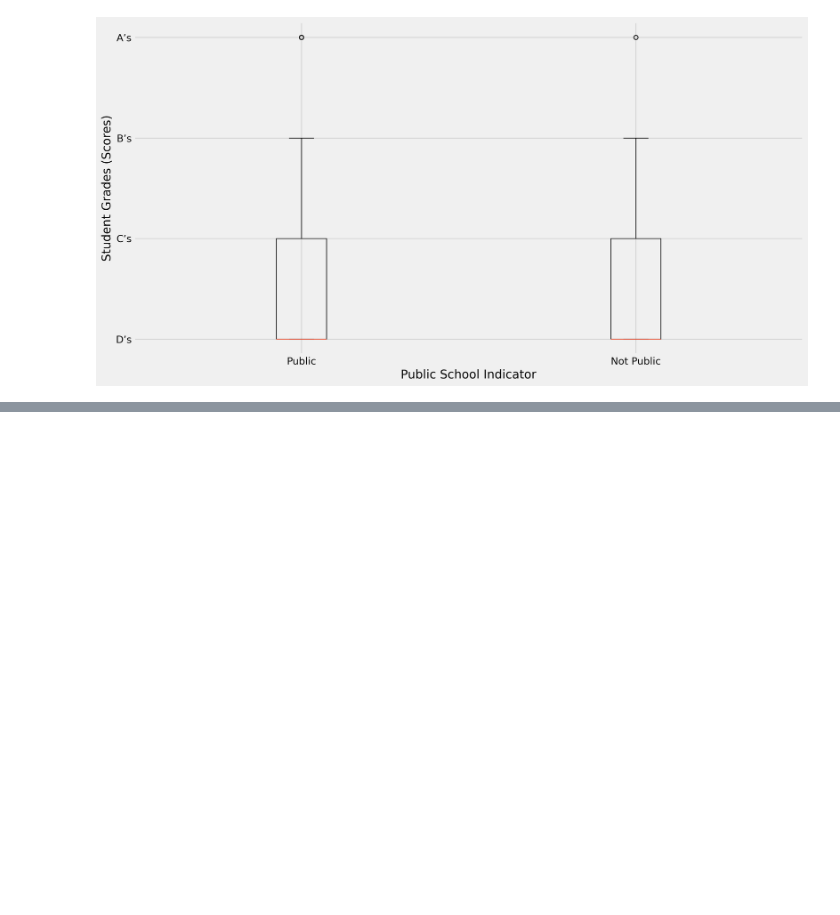
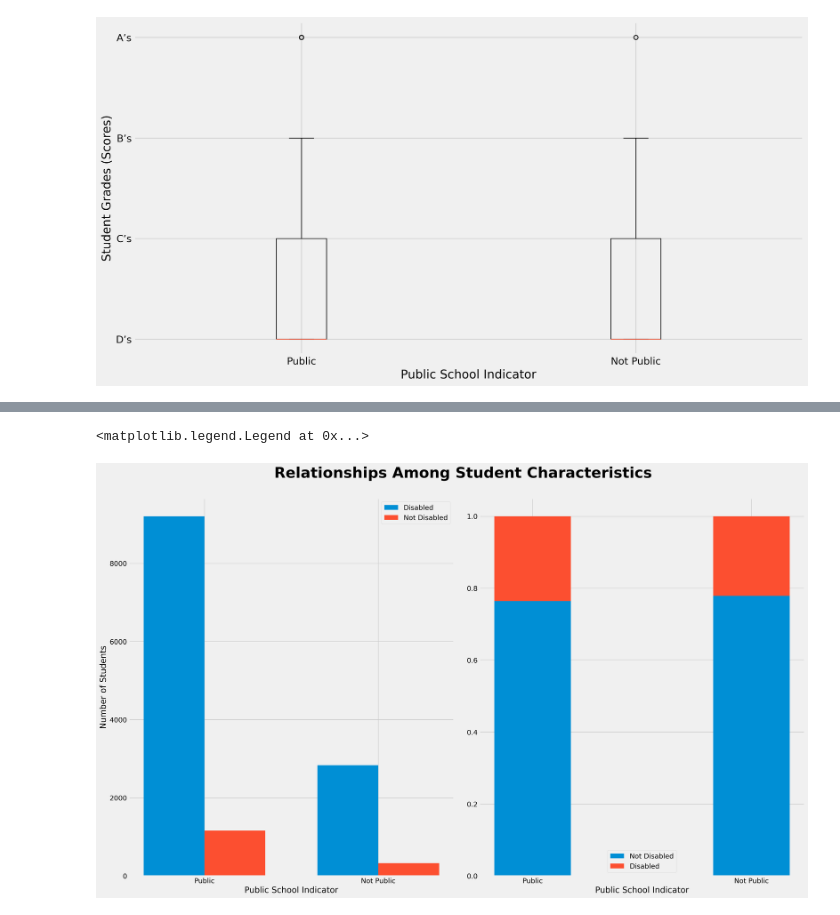
Before and after one commit to mattzhao-R/data-118, a Jupyter notebook: Project118_Fall22.ipynb, the cells around one changed output, grey strips where cells are left out. Cells and saved outputs as stored; diff of their text form; code cells hidden in the pictures; blank space fills up the shorter version.

```diff
--- a/Project118_Fall22.ipynb
+++ b/Project118_Fall22.ipynb
@@ -347,0 +278,32 @@ ax2.hist(not_pub,bins=5)
+# %%
+fig, (ax1,ax2) = plt.subplots(1, 2)
+fig.suptitle('Relationships Among Student Characteristics', y = 1, fontsize = 30, fontweight='bold')
+fig.set_size_inches(20, 12)
+fig.set_dpi(250)
+fig.tight_layout()
+
+# side by side counts
+width=0.35
+pub_labs=['Public','Not Public']
+x=np.arange(1,len(pub_labs)+1)
+ax1.bar(x - width/2, bar_counts(df_c,'DSBLTY','EDCPUB')[0], width, label='Not Disabled')
+ax1.bar(x + width/2, bar_counts(df_c,'DSBLTY','EDCPUB')[1], width, label='Disabled')
+
+ax1.set_xlabel('Public School Indicator')
+ax1.set_ylabel('Number of Students')
+ax1.set_xticks(ticks=x,labels=pub_labs)
+ax1.legend()
+
+# stacked proportions
+n1 = make_props(bar_counts(df_c,'DSBLTY','EDCPUB')[0])
+n2 = make_props(bar_counts(df_c,'DSBLTY','EDCPUB')[1])
+temp = np.array([n1,n2])
+ax2.bar(pub_labs, list(temp[:,0]), width, label='Not Disabled')
+ax2.bar(pub_labs, list(temp[:,1]), width, bottom=list(temp[:,0]), label='Disabled')
+
+ax2.set_xlabel('Public School Indicator')
+#ax2.set_xticks(ticks=x,labels=ds_labs)
+ax2.legend()
+# %% [output]
+<matplotlib.legend.Legend at 0x...>
+[figure, added]
```
Also changed, not shown: parts of 24 cells of this notebook.
